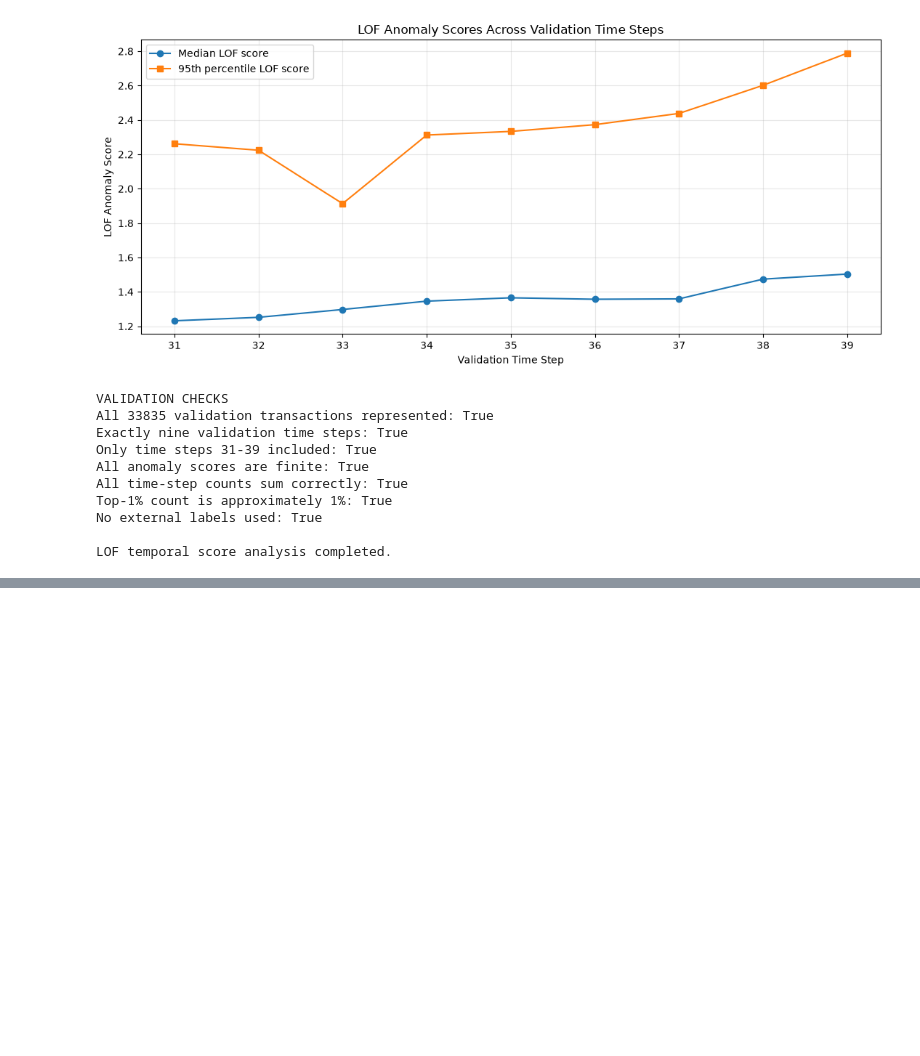
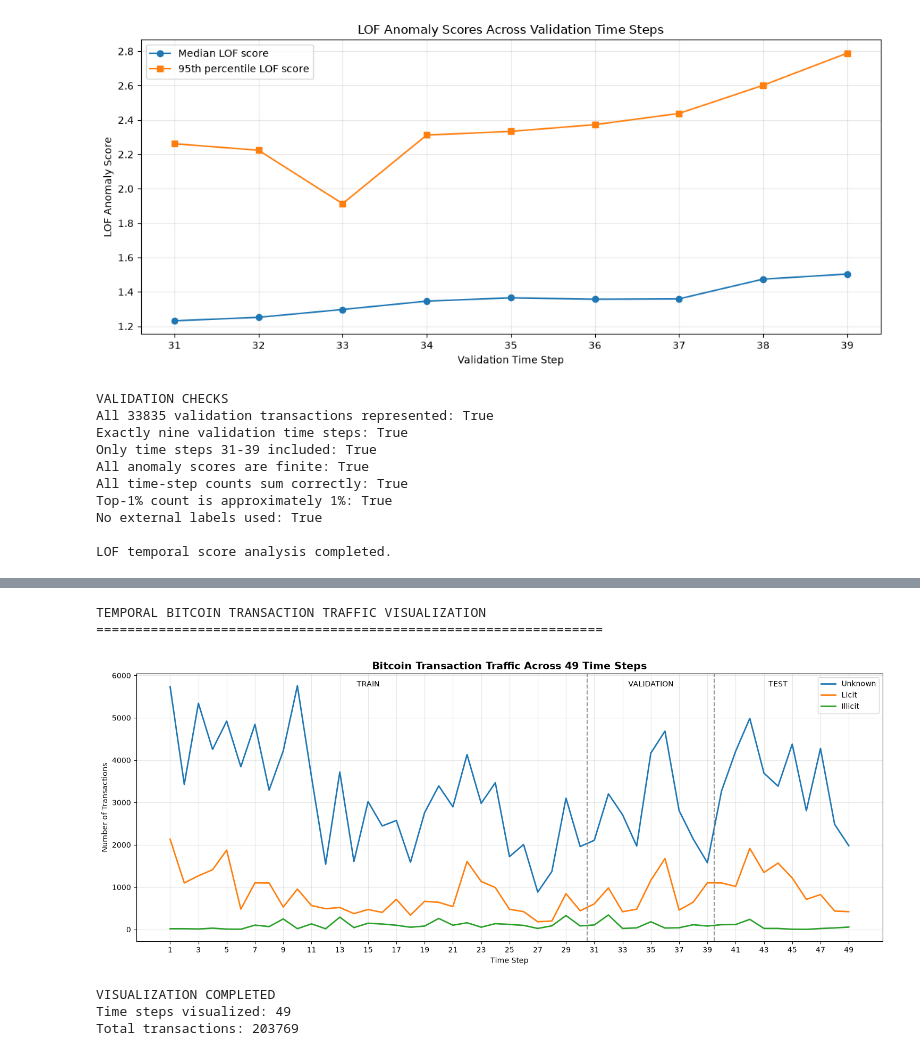
Before and after one commit to Manya-Developer/bitcoin-transaction-traffic-analysis, a Jupyter notebook: notebooks/01_dataset_profiling.ipynb, the cells around one changed output, grey strips where cells are left out. Saved outputs shown, nothing was run; the diff lists cells and outputs as text; code cells hidden in the pictures; blank space fills up the shorter version.

```diff
--- a/notebooks/01_dataset_profiling.ipynb
+++ b/notebooks/01_dataset_profiling.ipynb
@@ -10529,0 +12050,74 @@ NameError: name 'tx_features' is not defined
+# %%
+import matplotlib.pyplot as plt
+
+print("TEMPORAL BITCOIN TRANSACTION TRAFFIC VISUALIZATION")
+print("=" * 65)
+
+fig, ax = plt.subplots(figsize=(15, 6))
+
+ax.plot(
+    temporal_class_counts.index,
+    temporal_class_counts["Unknown"],
+    label="Unknown",
+    linewidth=2
+)
+
+ax.plot(
+    temporal_class_counts.index,
+    temporal_class_counts["Licit"],
+    label="Licit",
+    linewidth=2
+)
+
+ax.plot(
+    temporal_class_counts.index,
+    temporal_class_counts["Illicit"],
+    label="Illicit",
+    linewidth=2
+)
+
+ax.set_title(
+    "Bitcoin Transaction Traffic Across 49 Time Steps",
+    fontsize=14,
+    fontweight="bold"
+)
+
+ax.set_xlabel("Time Step")
+ax.set_ylabel("Number of Transactions")
+
+ax.set_xticks(range(1, 50, 2))
+ax.grid(alpha=0.3)
+ax.legend()
+
+# Chronological train / validation / test boundaries
+ax.axvline(
+    x=30.5,
+    linestyle="--",
+    color="gray",
+    alpha=0.8
+)
+
+ax.axvline(
+    x=39.5,
+    linestyle="--",
+    color="gray",
+    alpha=0.8
+)
+
+ax.text(15, ax.get_ylim()[1] * 0.95, "TRAIN", ha="center")
+ax.text(35, ax.get_ylim()[1] * 0.95, "VALIDATION", ha="center")
+ax.text(44, ax.get_ylim()[1] * 0.95, "TEST", ha="center")
+
+plt.tight_layout()
+plt.show()
+
+print("\nVISUALIZATION COMPLETED")
+print("Time steps visualized:", len(temporal_class_counts))
+print("Total transactions:", int(temporal_class_counts["Total"].sum()))
+# %% [output]
+TEMPORAL BITCOIN TRANSACTION TRAFFIC VISUALIZATION
+=================================================================
+[figure, added]
+VISUALIZATION COMPLETED
+Time steps visualized: 49
+Total transactions: 203769
```
Also changed, not shown: parts of 102 cells of this notebook, 27 other files.
